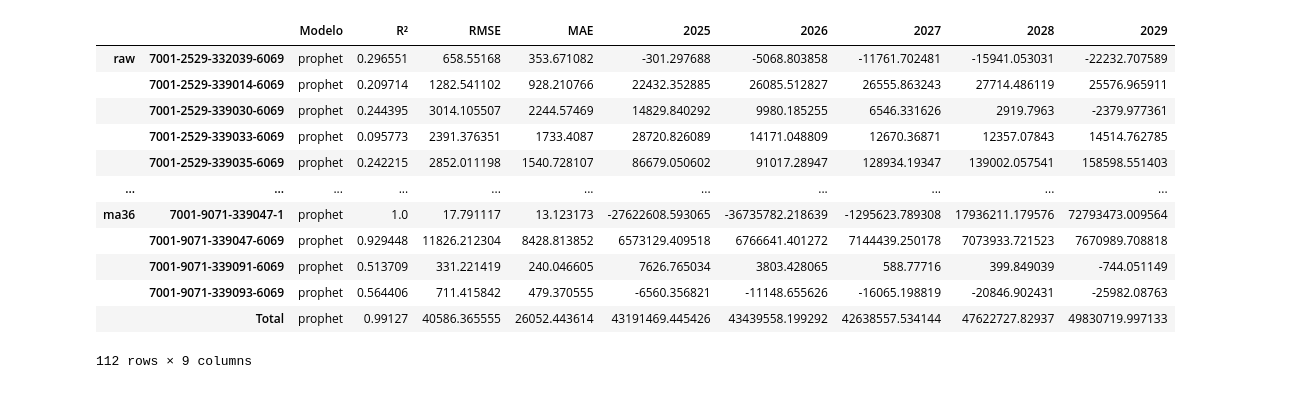
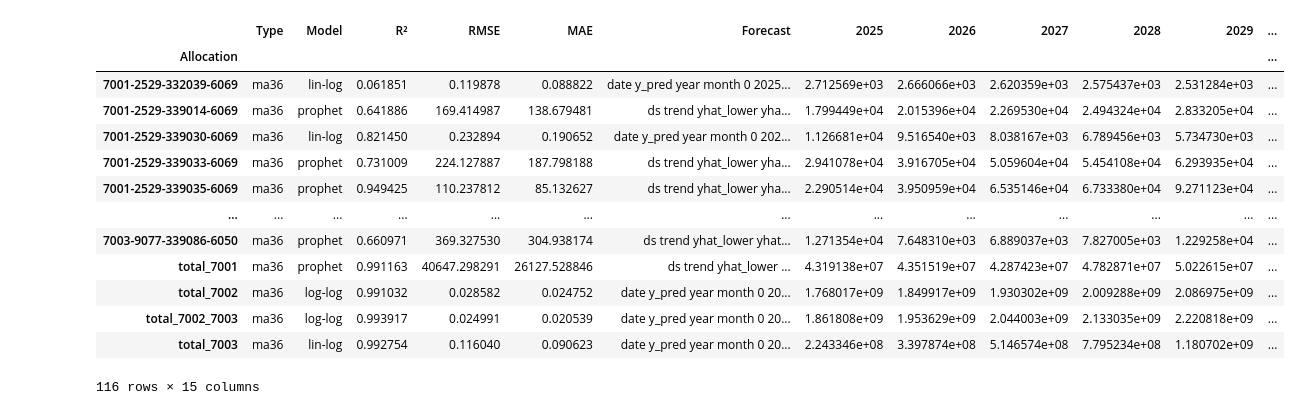
Before and after one commit to TiagoIesbick/dashboard-etl, a Jupyter notebook: budget_forecast.ipynb, the cells around one changed output. Drawn from its saved outputs; the diff is of its cells as text; code cells hidden in the pictures.

Commit message:
combined expenditure results

```diff
--- a/budget_forecast.ipynb
+++ b/budget_forecast.ipynb
@@ -305,16 +352,17 @@ df_combined
-# %%
-df_combined
-# %% [output]
-|  |  | Modelo | R² | RMSE | MAE | 2025 | 2026 | 2027 | 2028 | 2029 |
-| raw | 7001-2529-332039-6069 | prophet | 0.296551 | 658.55168 | 353.671082 | -301.297688 | -5068.803858 | -11761.702481 | -15941.053031 | -22232.707589 |
-|  | 7001-2529-339014-6069 | prophet | 0.209714 | 1282.541102 | 928.210766 | 22432.352885 | 26085.512827 | 26555.863243 | 27714.486119 | 25576.965911 |
-|  | 7001-2529-339030-6069 | prophet | 0.244395 | 3014.105507 | 2244.57469 | 14829.840292 | 9980.185255 | 6546.331626 | 2919.7963 | -2379.977361 |
-|  | 7001-2529-339033-6069 | prophet | 0.095773 | 2391.376351 | 1733.4087 | 28720.826089 | 14171.048809 | 12670.36871 | 12357.07843 | 14514.762785 |
-|  | 7001-2529-339035-6069 | prophet | 0.242215 | 2852.011198 | 1540.728107 | 86679.050602 | 91017.28947 | 128934.19347 | 139002.057541 | 158598.551403 |
-| ... | ... | ... | ... | ... | ... | ... | ... | ... | ... | ... |
-| ma36 | 7001-9071-339047-1 | prophet | 1.0 | 17.791117 | 13.123173 | -27622608.593065 | -36735782.218639 | -1295623.789308 | 17936211.179576 | 72793473.009564 |
-|  | 7001-9071-339047-6069 | prophet | 0.929448 | 11826.212304 | 8428.813852 | 6573129.409518 | 6766641.401272 | 7144439.250178 | 7073933.721523 | 7670989.708818 |
-|  | 7001-9071-339091-6069 | prophet | 0.513709 | 331.221419 | 240.046605 | 7626.765034 | 3803.428065 | 588.77716 | 399.849039 | -744.051149 |
-|  | 7001-9071-339093-6069 | prophet | 0.564406 | 711.415842 | 479.370555 | -6560.356821 | -11148.655626 | -16065.198819 | -20846.902431 | -25982.08763 |
-|  | Total | prophet | 0.99127 | 40586.365555 | 26052.443614 | 43191469.445426 | 43439558.199292 | 42638557.534144 | 47622727.82937 | 49830719.997133 |
-112 rows × 9 columns
+# %%
+chosen_models
+# %% [output]
+|  | Type | Model | R² | RMSE | MAE | Forecast | 2025 | 2026 | 2027 | 2028 | 2029 | ... |
+| Allocation |  |  |  |  |  |  |  |  |  |  |  | ... |
+| 7001-2529-332039-6069 | ma36 | lin-log | 0.061851 | 0.119878 | 0.088822 | date y_pred year month 0 2025... | 2.712569e+03 | 2.666066e+03 | 2.620359e+03 | 2.575437e+03 | 2.531284e+03 | ... |
+| 7001-2529-339014-6069 | ma36 | prophet | 0.641886 | 169.414987 | 138.679481 | ds trend yhat_lower yha... | 1.799449e+04 | 2.015396e+04 | 2.269530e+04 | 2.494324e+04 | 2.833205e+04 | ... |
+| 7001-2529-339030-6069 | ma36 | lin-log | 0.821450 | 0.232894 | 0.190652 | date y_pred year month 0 202... | 1.126681e+04 | 9.516540e+03 | 8.038167e+03 | 6.789456e+03 | 5.734730e+03 | ... |
+| 7001-2529-339033-6069 | ma36 | prophet | 0.731009 | 224.127887 | 187.798188 | ds trend yhat_lower yha... | 2.941078e+04 | 3.916705e+04 | 5.059604e+04 | 5.454108e+04 | 6.293935e+04 | ... |
+| 7001-2529-339035-6069 | ma36 | prophet | 0.949425 | 110.237812 | 85.132627 | ds trend yhat_lower yha... | 2.290514e+04 | 3.950959e+04 | 6.535146e+04 | 6.733380e+04 | 9.271123e+04 | ... |
+| ... | ... | ... | ... | ... | ... | ... | ... | ... | ... | ... | ... | ... |
+| 7003-9077-339086-6050 | ma36 | prophet | 0.660971 | 369.327530 | 304.938174 | ds trend yhat_lower yhat... | 1.271354e+04 | 7.648310e+03 | 6.889037e+03 | 7.827005e+03 | 1.229258e+04 | ... |
+| total_7001 | ma36 | prophet | 0.991163 | 40647.298291 | 26127.528846 | ds trend yhat_lower ... | 4.319138e+07 | 4.351519e+07 | 4.287423e+07 | 4.782871e+07 | 5.022615e+07 | ... |
+| total_7002 | ma36 | log-log | 0.991032 | 0.028582 | 0.024752 | date y_pred year month 0 20... | 1.768017e+09 | 1.849917e+09 | 1.930302e+09 | 2.009288e+09 | 2.086975e+09 | ... |
+| total_7002_7003 | ma36 | log-log | 0.993917 | 0.024991 | 0.020539 | date y_pred year month 0 20... | 1.861808e+09 | 1.953629e+09 | 2.044003e+09 | 2.133035e+09 | 2.220818e+09 | ... |
+| total_7003 | ma36 | lin-log | 0.992754 | 0.116040 | 0.090623 | date y_pred year month 0 20... | 2.243346e+08 | 3.397874e+08 | 5.146574e+08 | 7.795234e+08 | 1.180702e+09 | ... |
+116 rows × 15 columns
```
Also changed, not shown: parts of 2 cells of this notebook.
